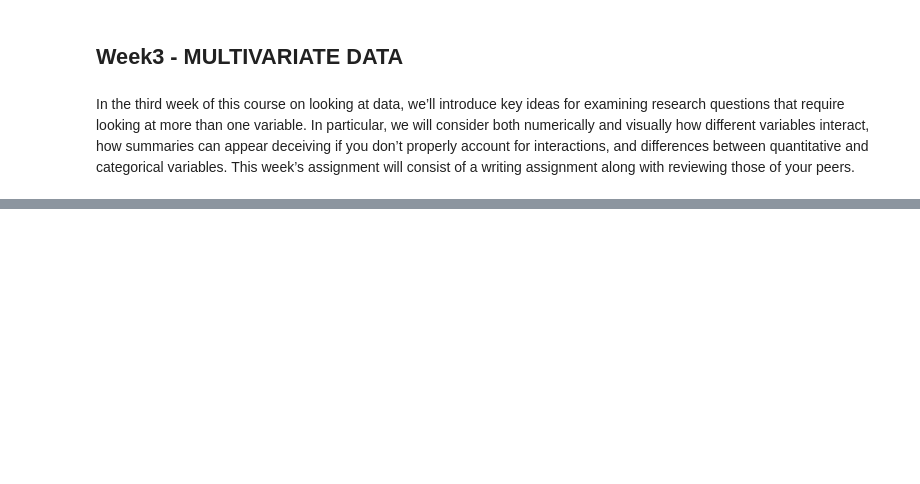
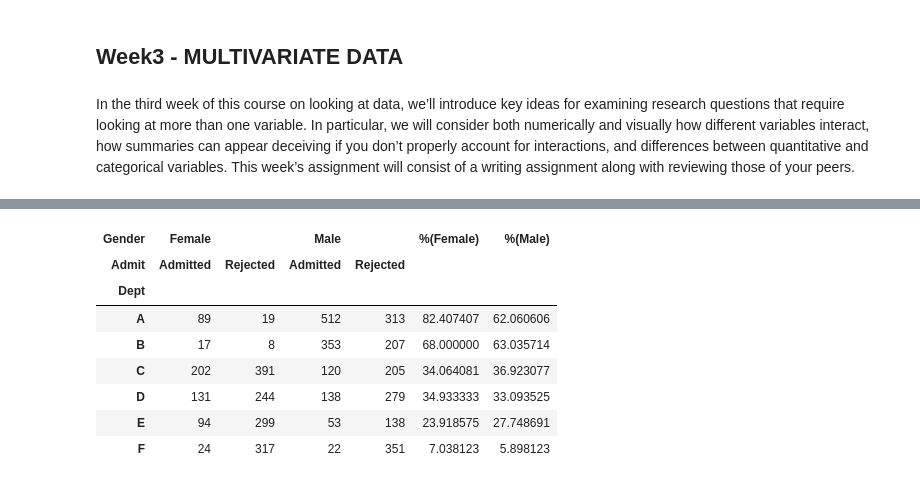
Before and after one commit to xie186/Courseara_StatisticsWithPython, a Jupyter notebook: StatisticsWithPython_CourseraCourse.ipynb, the cells around one changed output, grey strips where cells are left out. Cells and saved outputs as stored; diff of their text form; code cells hidden in the pictures; blank space fills up the shorter version.

```diff
--- a/StatisticsWithPython_CourseraCourse.ipynb
+++ b/StatisticsWithPython_CourseraCourse.ipynb
@@ -20,0 +96,17 @@ In the third week of this course on looking at data, we’ll introduce key ideas
+# %%
+df_pivot = df.pivot_table(values="Freq", index=["Dept"],
+                          columns=["Gender", "Admit"])
+
+df_pivot["%(Female)"] = 100*df_pivot["Female"]["Admitted"]/(df_pivot["Female"]["Rejected"] + df_pivot["Female"]["Admitted"])
+df_pivot["%(Male)"] = 100*df_pivot["Male"]["Admitted"]/(df_pivot["Male"]["Rejected"] + df_pivot["Male"]["Admitted"])
+df_pivot
+# %% [output]
+| Gender | Female |  | Male |  | %(Female) | %(Male) |
+| Admit | Admitted | Rejected | Admitted | Rejected |  |  |
+| Dept |  |  |  |  |  |  |
+| A | 89 | 19 | 512 | 313 | 82.407407 | 62.060606 |
+| B | 17 | 8 | 353 | 207 | 68.000000 | 63.035714 |
+| C | 202 | 391 | 120 | 205 | 34.064081 | 36.923077 |
+| D | 131 | 244 | 138 | 279 | 34.933333 | 33.093525 |
+| E | 94 | 299 | 53 | 138 | 23.918575 | 27.748691 |
+| F | 24 | 317 | 22 | 351 | 7.038123 | 5.898123 |
```
Also changed, not shown: parts of 15 cells of this notebook.
